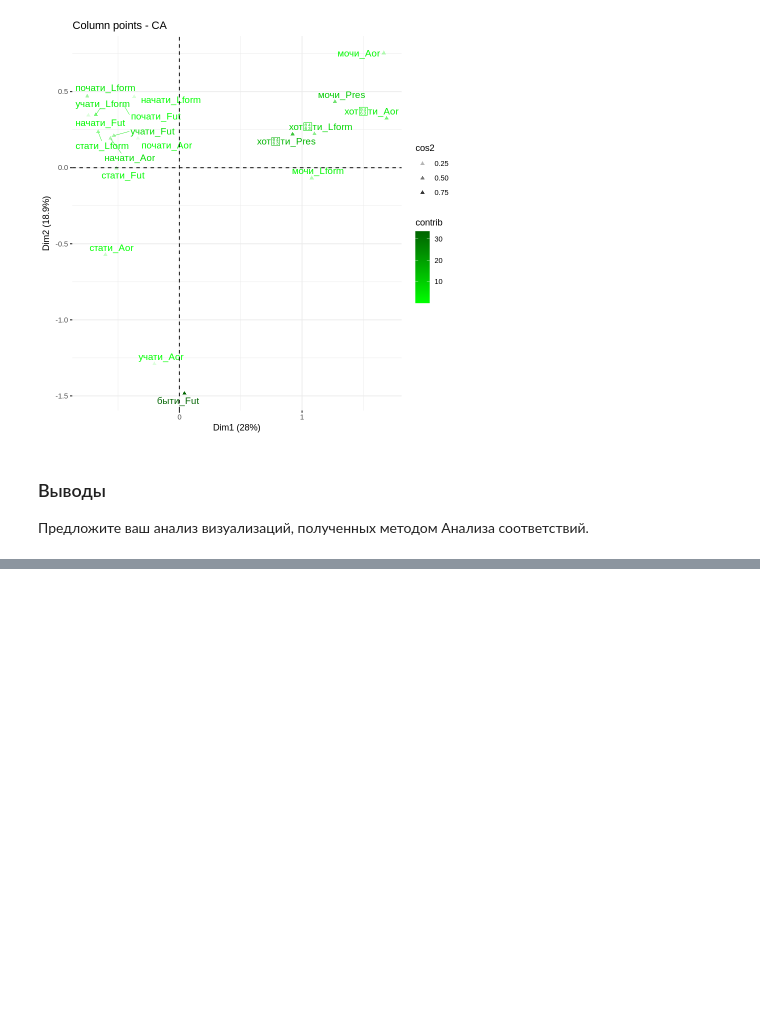
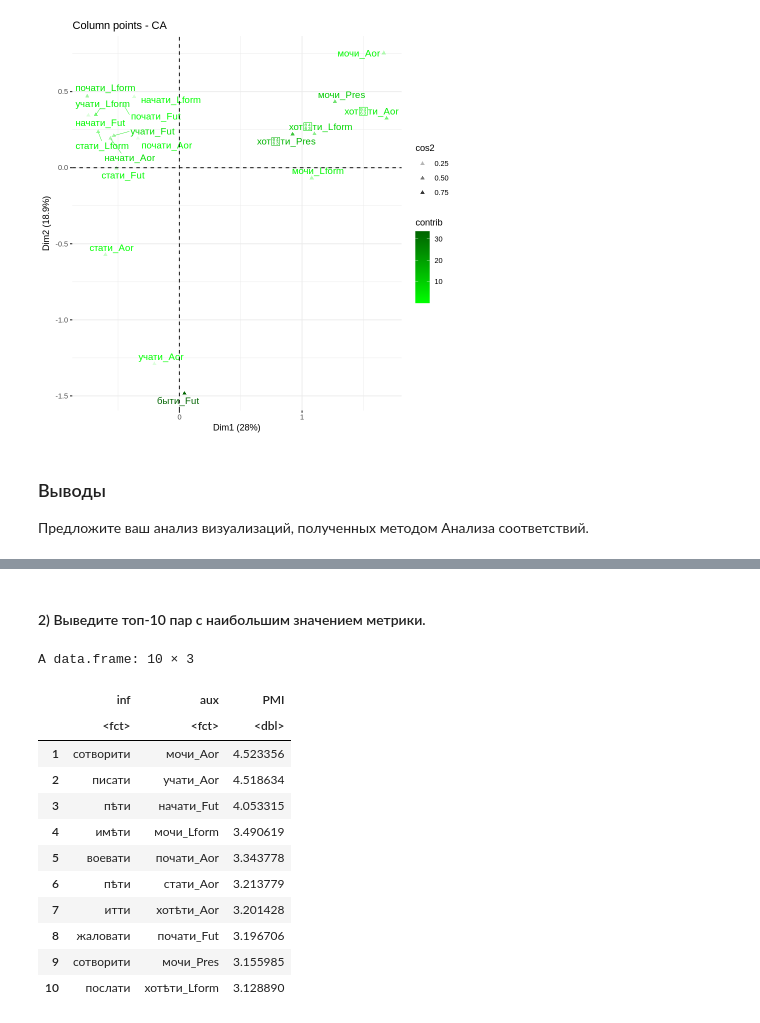
Before and after one commit to vixbi/R_TextDataAnalysis, a Jupyter notebook: HW5_Shumakova.ipynb, the cells around one changed output, grey strips where cells are left out. Cells and saved outputs as stored; diff of their text form; code cells hidden in the pictures; blank space fills up the shorter version.

```diff
--- a/HW5_Shumakova.ipynb
+++ b/HW5_Shumakova.ipynb
@@ -379,0 +400,23 @@ fviz_ca_col(ca.model, col.col = "contrib",
+# %% [markdown]
+#### 2) Выведите топ-10 пар с наибольшим значением метрики.
+# %%
+# сделаем датафрейм в длинном формате, упорядочим в убывающем порядке
+# и выведем топ 10
+pmi_top <- as.data.frame(as.table(pmi_matrix)) %>%
+  setNames(c("inf", "aux", "PMI")) %>%
+  arrange(desc(PMI))
+head(pmi_top, 10)
+# %% [output]
+A data.frame: 10 × 3
+|  | inf | aux | PMI |
+|  | <fct> | <fct> | <dbl> |
+| 1 | сотворити | мочи_Aor | 4.523356 |
+| 2 | писати | учати_Aor | 4.518634 |
+| 3 | пѣти | начати_Fut | 4.053315 |
+| 4 | имѣти | мочи_Lform | 3.490619 |
+| 5 | воевати | почати_Aor | 3.343778 |
+| 6 | пѣти | стати_Aor | 3.213779 |
+| 7 | итти | хотѣти_Aor | 3.201428 |
+| 8 | жаловати | почати_Fut | 3.196706 |
+| 9 | сотворити | мочи_Pres | 3.155985 |
+| 10 | послати | хотѣти_Lform | 3.128890 |
```
Also changed, not shown: parts of 15 cells of this notebook.
